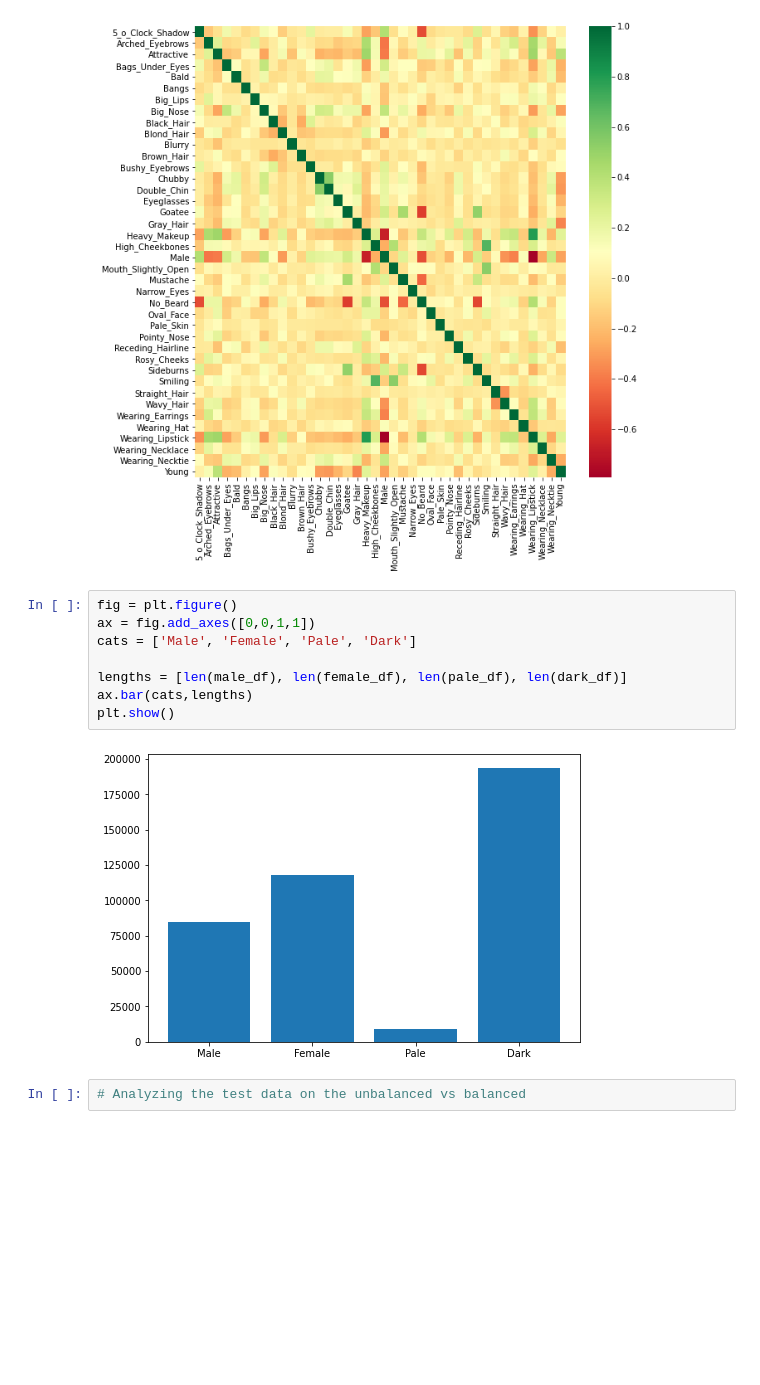
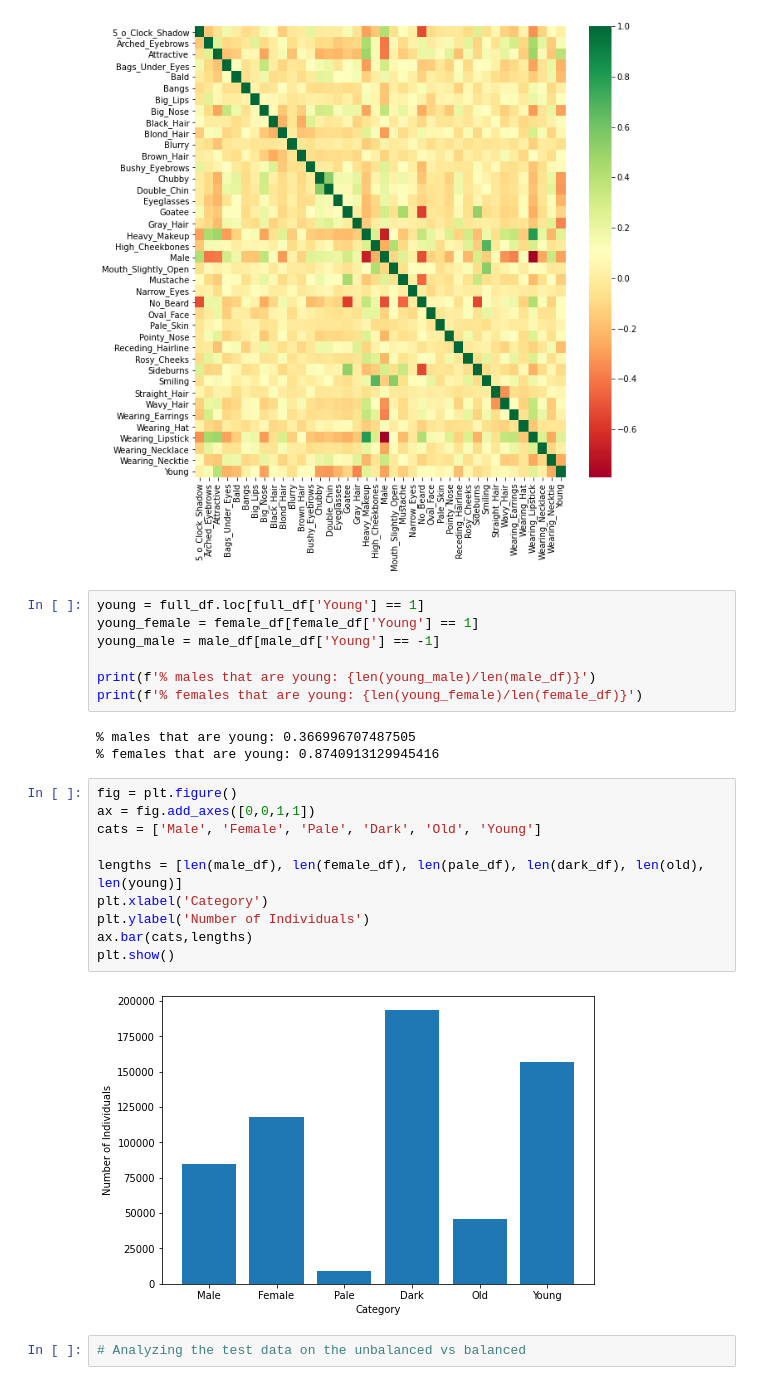
Before and after one commit to AnudeepDasAD/CAM, a Jupyter notebook: celeba_dataset_analysis_balance.ipynb, the cells around one changed output. Saved outputs shown, nothing was run; the diff lists cells and outputs as text; blank space fills up the shorter version.

```diff
--- a/celeba_dataset_analysis_balance.ipynb
+++ b/celeba_dataset_analysis_balance.ipynb
@@ -66,16 +66,28 @@ sns.heatmap(full_df_no_id.corr(), cmap="RdYlGn", ax=ax)
 # %% [output]
 <AxesSubplot:>
 [figure]
+# %%
+young = full_df.loc[full_df['Young'] == 1]
+young_female = female_df[female_df['Young'] == 1]
+young_male = male_df[male_df['Young'] == -1]
+
+print(f'% males that are young: {len(young_male)/len(male_df)}')
+print(f'% females that are young: {len(young_female)/len(female_df)}')
+# %% [output]
+% males that are young: 0.366996707487505
+% females that are young: 0.8740913129945416
 # %%
 fig = plt.figure()
 ax = fig.add_axes([0,0,1,1])
-cats = ['Male', 'Female', 'Pale', 'Dark']
+cats = ['Male', 'Female', 'Pale', 'Dark', 'Old', 'Young']
 
-lengths = [len(male_df), len(female_df), len(pale_df), len(dark_df)]
+lengths = [len(male_df), len(female_df), len(pale_df), len(dark_df), len(old), len(young)]
+plt.xlabel('Category')
+plt.ylabel('Number of Individuals')
 ax.bar(cats,lengths)
 plt.show()
 # %% [output]
-[figure, old version]
+[figure, new version]
 # %%
 # Analyzing the test data on the unbalanced vs balanced
 # %%
```
Also changed, not shown: parts of 27 cells of this notebook, 4 other files.
